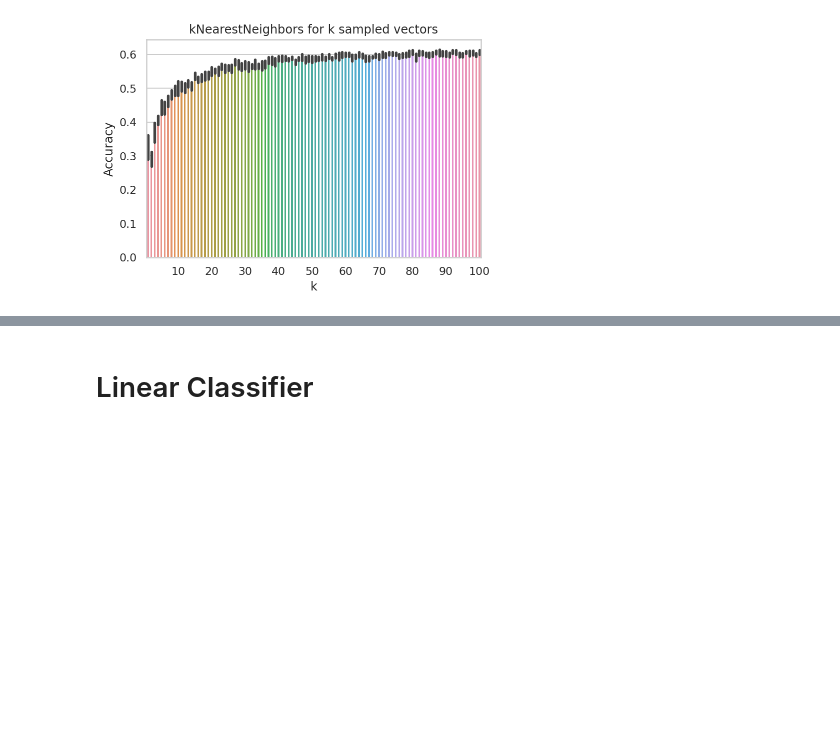
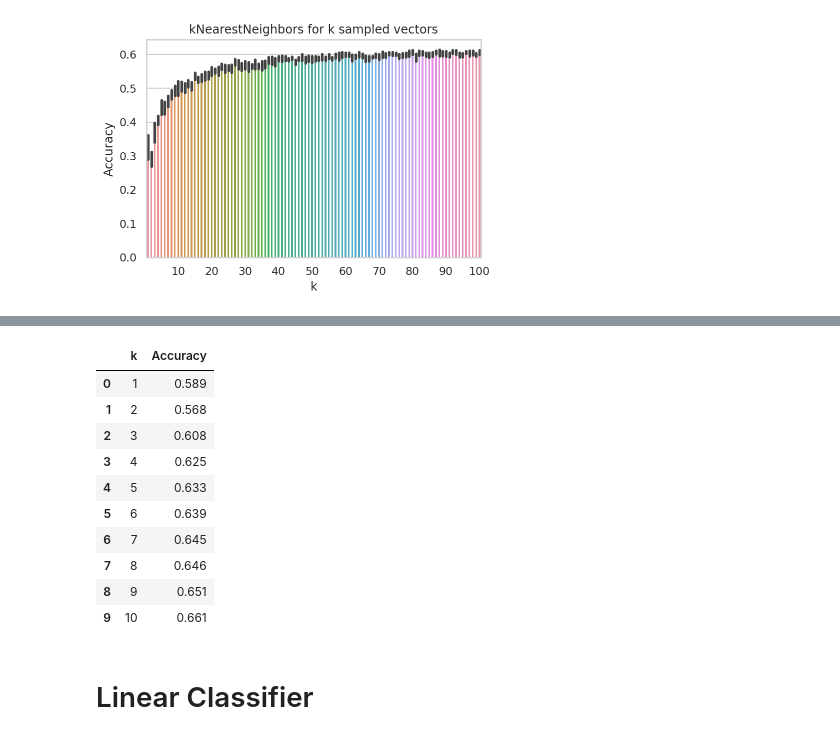
Before and after one commit to jerrychen109/CLIP-fewshot, a Jupyter notebook: Pipeline.ipynb, the cells around one changed output, grey strips where cells are left out. Saved outputs shown, nothing was run; the diff lists cells and outputs as text; code cells hidden in the pictures; blank space fills up the shorter version.

```diff
--- a/Pipeline.ipynb
+++ b/Pipeline.ipynb
@@ -644,3 +690,17 @@ Text(0.5, 1.0, 'kNearestNeighbors for all vectors with L2')
+# %%
+df_KNN2
+# %% [output]
+|  | k | Accuracy |
+| 0 | 1 | 0.589 |
+| 1 | 2 | 0.568 |
+| 2 | 3 | 0.608 |
+| 3 | 4 | 0.625 |
+| 4 | 5 | 0.633 |
+| 5 | 6 | 0.639 |
+| 6 | 7 | 0.645 |
+| 7 | 8 | 0.646 |
+| 8 | 9 | 0.651 |
+| 9 | 10 | 0.661 |
 # %% [markdown]
 # Linear Classifier
 # %%
```
Also changed, not shown: parts of 4 cells of this notebook.
